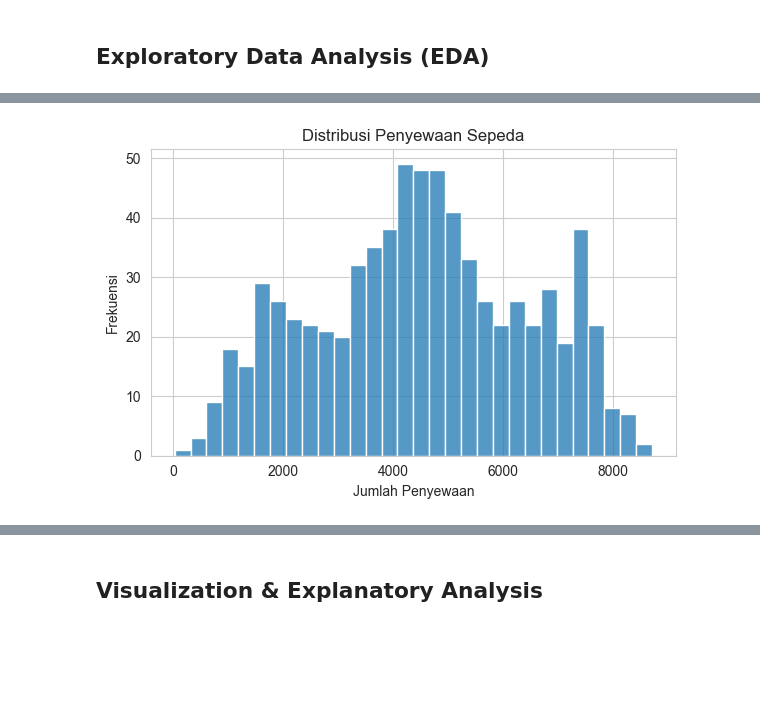
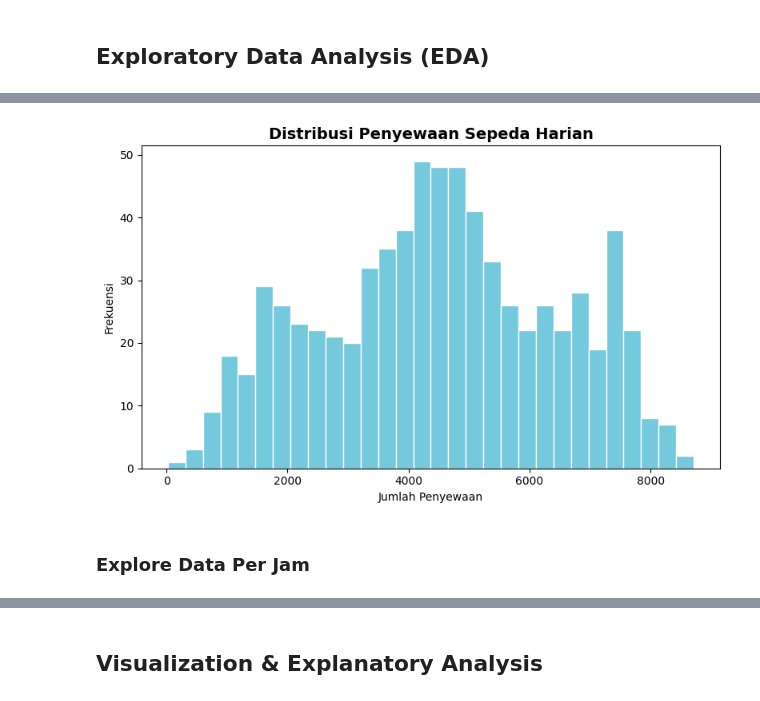
Before and after one commit to ShinZeleo/bike-sharing-analysis, a Jupyter notebook: Proyek_Analisis_Data.ipynb, the cells around one changed output, grey strips where cells are left out. Saved outputs shown, nothing was run; the diff lists cells and outputs as text; code cells hidden in the pictures; blank space fills up the shorter version.

```diff
--- a/Proyek_Analisis_Data.ipynb
+++ b/Proyek_Analisis_Data.ipynb
@@ -195,10 +288,12 @@ day_df.groupby('weathersit')['cnt'].describe()
 # %%
-plt.figure(figsize=(6,4))
-sns.histplot(day_df['cnt'], bins=30)
-plt.title("Distribusi Penyewaan Sepeda")
+plt.figure(figsize=(8, 5))
+sns.histplot(day_df['cnt'], bins=30, color='#45B7D1', edgecolor='white')
+plt.title("Distribusi Penyewaan Sepeda Harian", fontsize=14, fontweight='bold')
 plt.xlabel("Jumlah Penyewaan")
 plt.ylabel("Frekuensi")
 plt.tight_layout()
 plt.show()
 # %% [output]
-[figure, old version]
+[figure, new version]
+# %% [markdown]
+### Explore Data Per Jam
```
Also changed, not shown: parts of 57 cells of this notebook, 4 other files.
